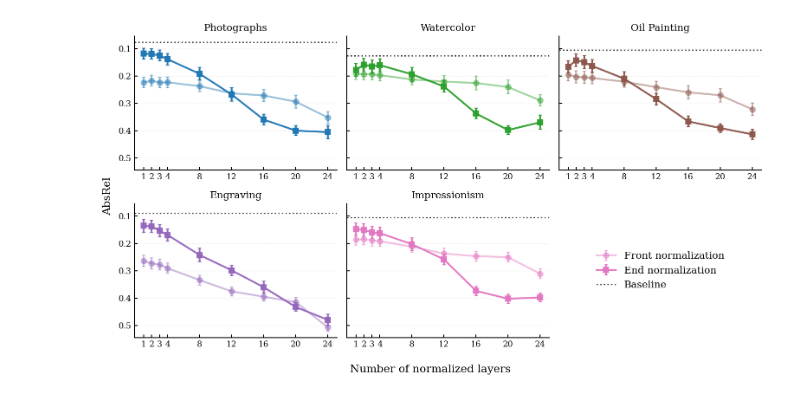
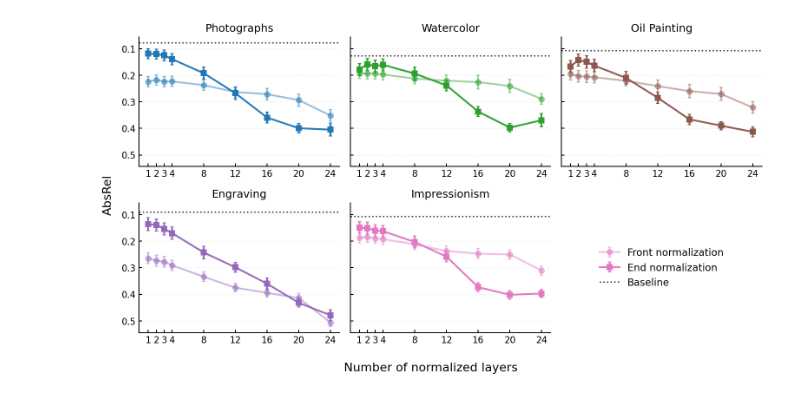
Before and after one commit to sophiaargh/code-from-canvas-to-pointcloud, a Jupyter notebook: plot_norm.ipynb, the cells around one changed output. Saved outputs shown, nothing was run; the diff lists cells and outputs as text; code cells hidden in the pictures.

```diff
--- a/plot_norm.ipynb
+++ b/plot_norm.ipynb
@@ -35,19 +35,15 @@ STYLE_COLORS = {
 SAVE_FIGURE = False
 OUTPUT_NAME = f"normalization_subplots_{METRIC}_{STATISTIC}.pdf"
 
-# --------------------------------------------------
-# Publication styling
-# --------------------------------------------------
+# Reverted to matplotlib's default sans-serif font
 plt.rcParams.update({
-    "font.family": "serif",
-    "font.serif": ["DejaVu Serif"],
-    "mathtext.fontset": "cm",
-    "font.size": 10,
-    "axes.labelsize": 11,
-    "axes.titlesize": 11,
-    "legend.fontsize": 9,
-    "xtick.labelsize": 9,
-    "ytick.labelsize": 9,
+    "font.family": "sans-serif",
+    "font.size": 11,
+    "axes.labelsize": 12,
+    "axes.titlesize": 12,
+    "legend.fontsize": 10,
+    "xtick.labelsize": 10,
+    "ytick.labelsize": 10,
     "figure.dpi": 150,
     "savefig.dpi": 300,
     "axes.linewidth": 1.0,
@@ -58,7 +54,6 @@ plt.rcParams.update({
     "pdf.fonttype": 42,
     "ps.fonttype": 42
 })
-
 # --------------------------------------------------
 # Load Data
 # --------------------------------------------------
@@ -142,31 +137,31 @@ for idx, baseline in enumerate(BASELINES):
 legend_ax = axes[-1]
 legend_ax.axis("off")
 legend_ax.legend(
     handles=[front_handle, end_handle, baseline_handle],
     labels=["Front normalization", "End normalization", "Baseline"],
     loc="center",
     frameon=False,
     fontsize=11
 )
 
 # --------------------------------------------------
 # Global labels and formatting parameters
 # --------------------------------------------------
 fig.supxlabel("Number of normalized layers")
 fig.supylabel(METRIC)
 
 for ax in axes[:-1]:  # exclude legend axis
     ax.invert_yaxis()
 
 plt.tight_layout()
 
 # --------------------------------------------------
 # Save Target Output
 # --------------------------------------------------
 if SAVE_FIGURE:
     plt.savefig(OUTPUT_NAME, bbox_inches="tight", transparent=True)
     print(f"Saved to {OUTPUT_NAME}")
 
 plt.show()
 # %% [output]
-[figure, old version]
+[figure, new version]
```
Also changed, not shown: 2 other files.
